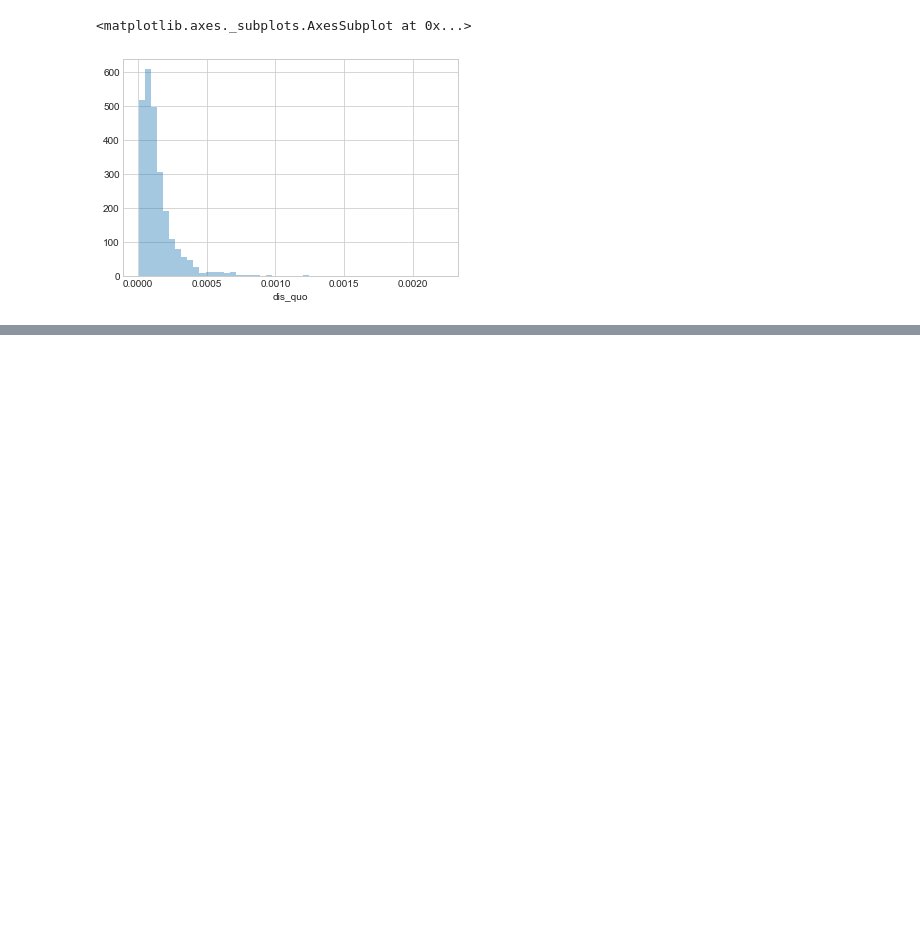
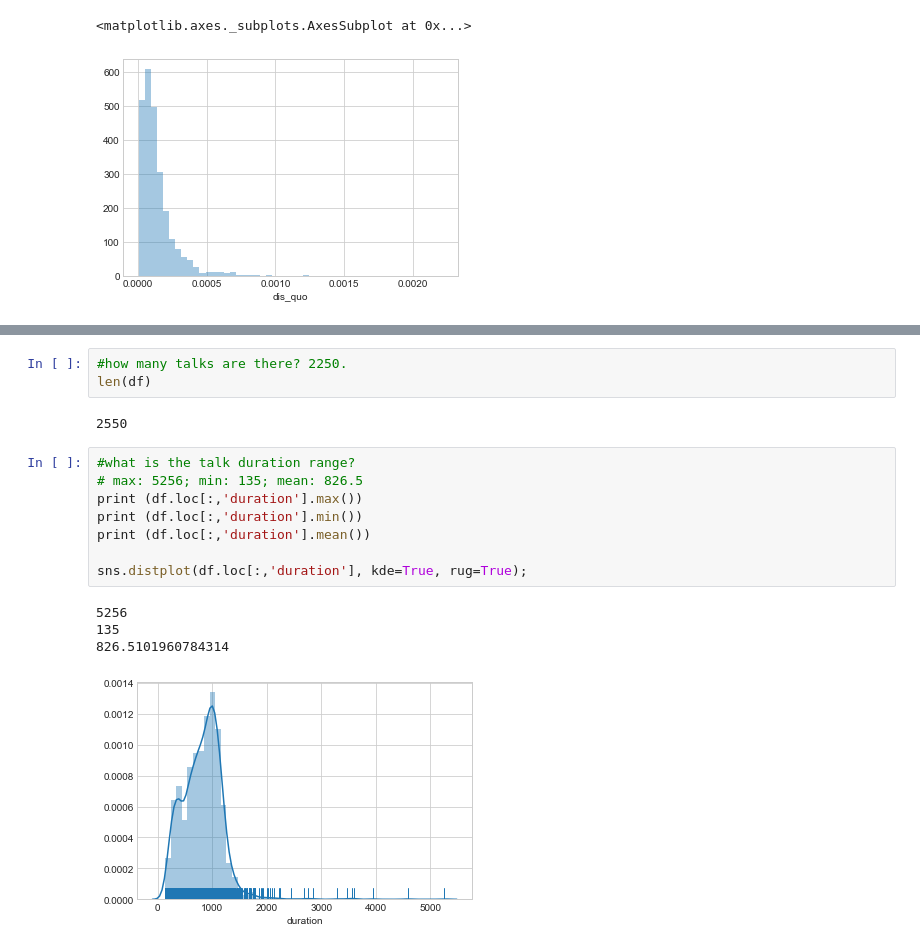
Before and after one commit to mallen69/Project_Sprint_7, a Jupyter notebook: Sprint05_Summarizing_Describing/Jon_Honda.ipynb, the cells around one changed output, grey strips where cells are left out. Drawn from its saved outputs; the diff is of its cells as text; blank space fills up the shorter version.

```diff
--- a/Sprint05_Summarizing_Describing/Jon_Honda.ipynb
+++ b/Sprint05_Summarizing_Describing/Jon_Honda.ipynb
@@ -332,0 +356,18 @@ ax = sns.heatmap(x)
+# %%
+#how many talks are there? 2250.
+len(df)
+# %% [output]
+2550
+# %%
+#what is the talk duration range?
+# max: 5256; min: 135; mean: 826.5
+print (df.loc[:,'duration'].max())
+print (df.loc[:,'duration'].min())
+print (df.loc[:,'duration'].mean())
+
+sns.distplot(df.loc[:,'duration'], kde=True, rug=True);
+# %% [output]
+5256
+135
+826.5101960784314
+[figure, added]
```
Also changed, not shown: parts of 11 cells of this notebook, 2 other files.
